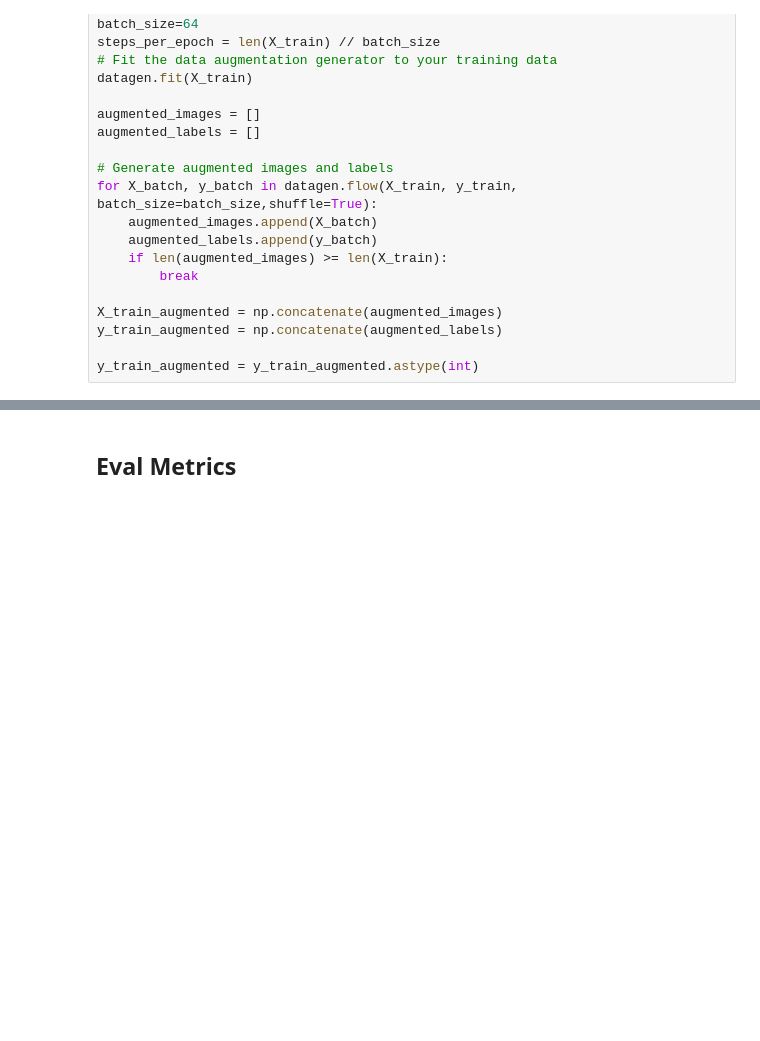
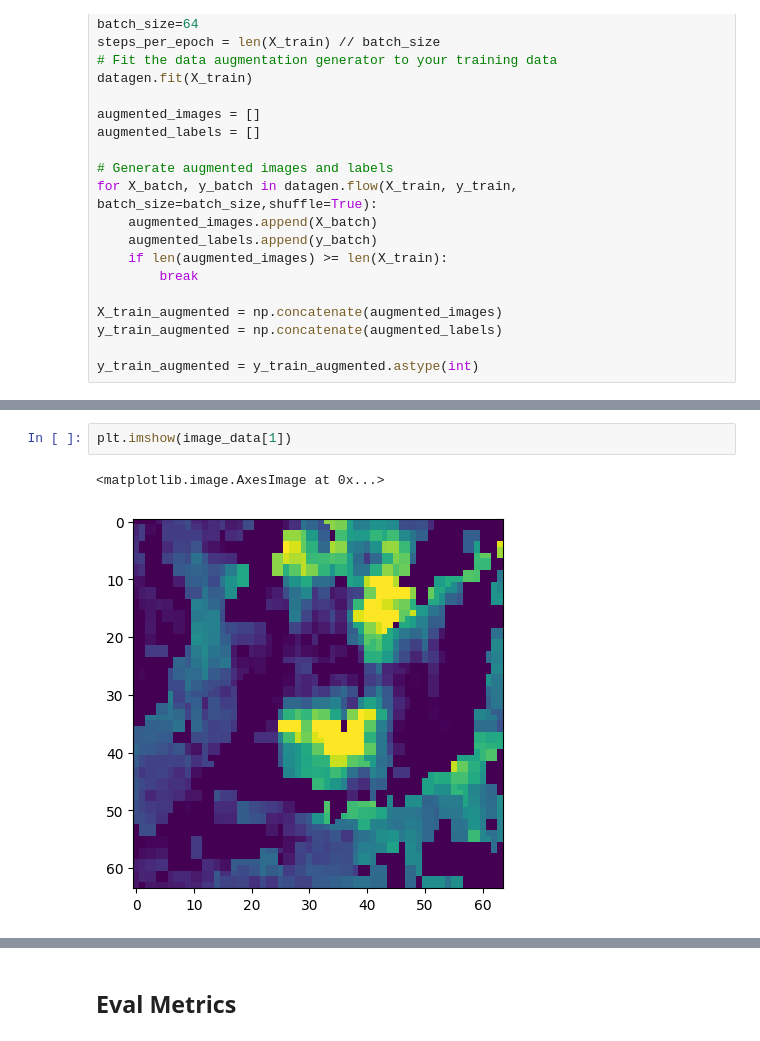
Before and after one commit to guillaumedherouville/mckinsey-methane-hackathon, a Jupyter notebook: notebooks/Pilot_Model.ipynb, the cells around one changed output, grey strips where cells are left out. Drawn from its saved outputs; the diff is of its cells as text; blank space fills up the shorter version.

```diff
--- a/notebooks/Pilot_Model.ipynb
+++ b/notebooks/Pilot_Model.ipynb
@@ -860,3 +874,8 @@ X_train_augmented.shape
+# %%
+plt.imshow(image_data[1])
+# %% [output]
+<matplotlib.image.AxesImage at 0x...>
+[figure, added]
 # %%
 import tensorflow as tf
 from tensorflow.keras import layers
```
Also changed, not shown: parts of 17 cells of this notebook, 6 other files.
